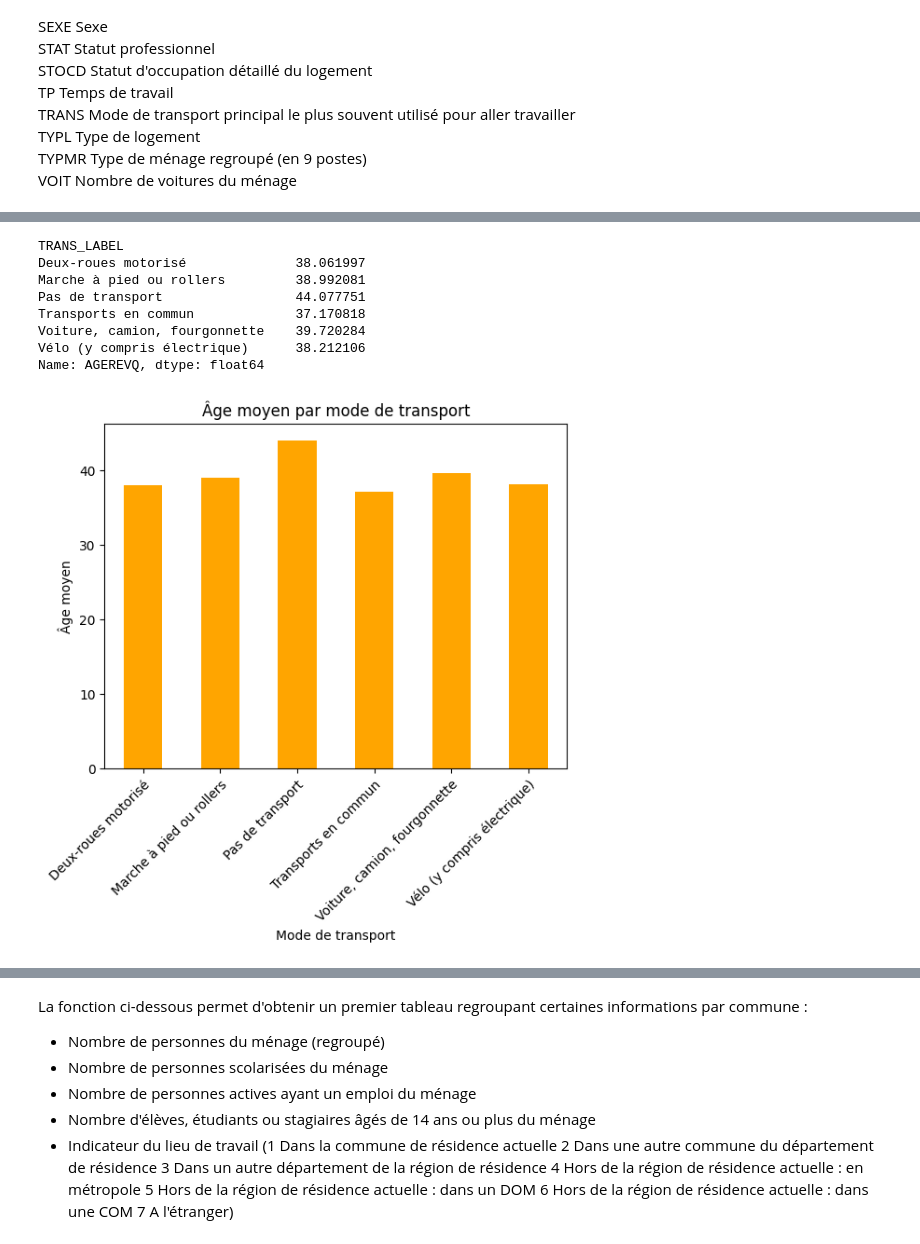
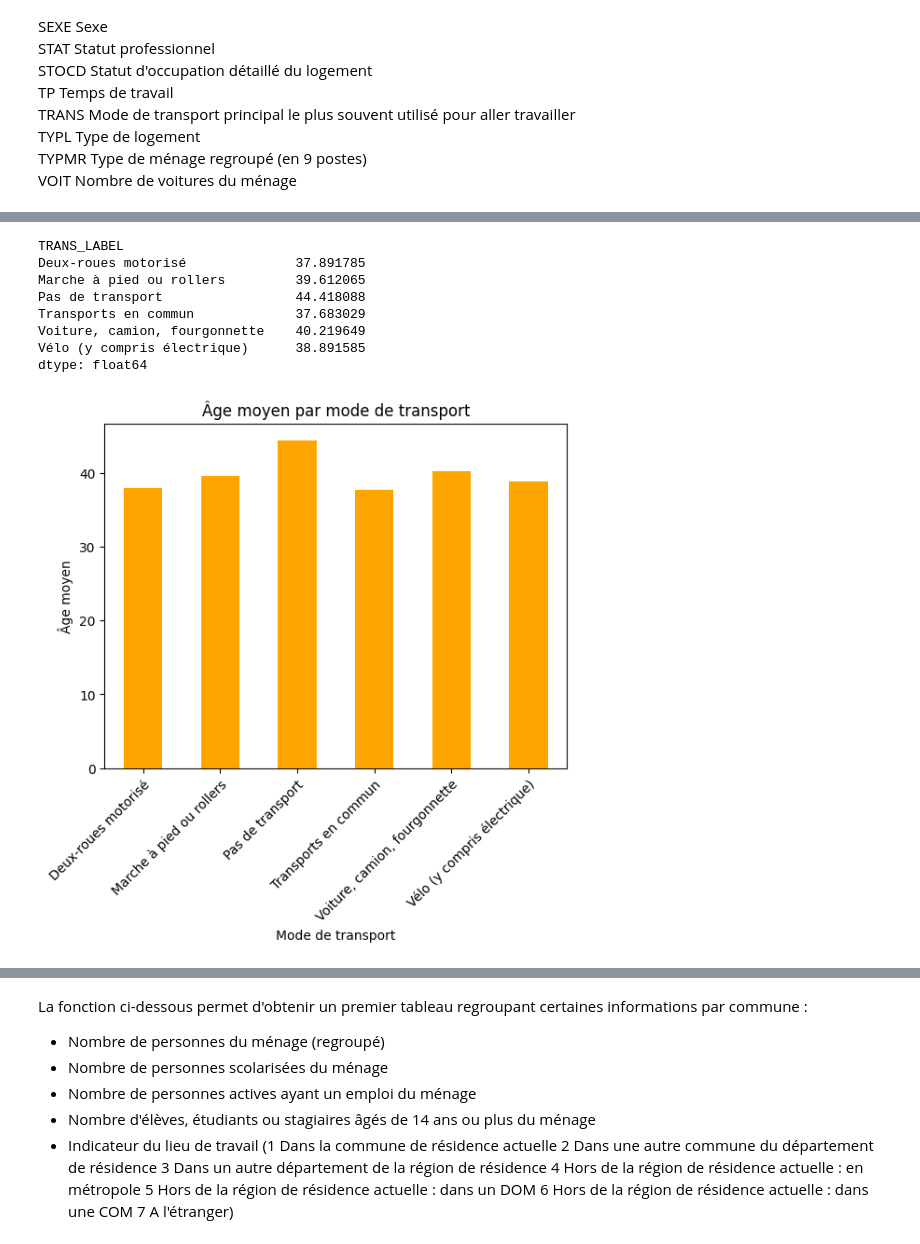
Before and after one commit to Qntouille/statapp, a Jupyter notebook: stat_desc_mobpro.ipynb, the cells around one changed output, grey strips where cells are left out. Drawn from its saved outputs; the diff is of its cells as text; code cells hidden in the pictures.

```diff
--- a/stat_desc_mobpro.ipynb
+++ b/stat_desc_mobpro.ipynb
@@ -84,22 +98,22 @@ Name: count, dtype: int64
 # %%
 # Âge moyen par mode de transport
-age_transport = df_mobpro_brut.groupby('TRANS_LABEL')['AGEREVQ'].mean()
+age_transport = (df_mobpro_brut['AGEREVQ'] * df_mobpro_brut['IPONDI']).groupby(df_mobpro_brut['TRANS_LABEL']).sum() / df_mobpro_brut.groupby('TRANS_LABEL')['IPONDI'].sum()
 print(age_transport)
 
 # Visualisation
 age_transport.plot(kind='bar', color='orange')
 plt.xticks(rotation=45, ha='right', rotation_mode='anchor')
 plt.title('Âge moyen par mode de transport')
 plt.xlabel('Mode de transport')
 plt.ylabel('Âge moyen')
 plt.show()
 # %% [output]
 TRANS_LABEL
-Deux-roues motorisé              38.061997
-Marche à pied ou rollers         38.992081
-Pas de transport                 44.077751
-Transports en commun             37.170818
-Voiture, camion, fourgonnette    39.720284
-Vélo (y compris électrique)      38.212106
-Name: AGEREVQ, dtype: float64
+Deux-roues motorisé              37.891785
+Marche à pied ou rollers         39.612065
+Pas de transport                 44.418088
+Transports en commun             37.683029
+Voiture, camion, fourgonnette    40.219649
+Vélo (y compris électrique)      38.891585
+dtype: float64
-[figure, old version]
+[figure, new version]
```
Also changed, not shown: parts of 10 cells of this notebook.
